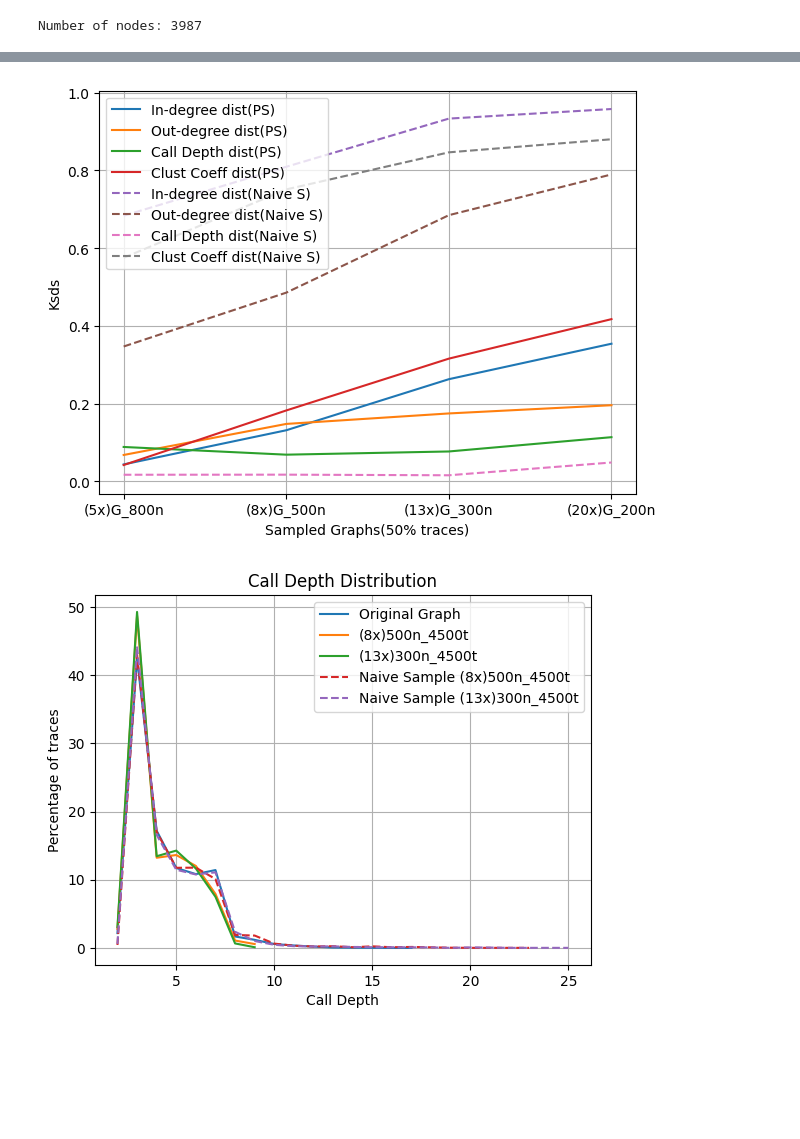
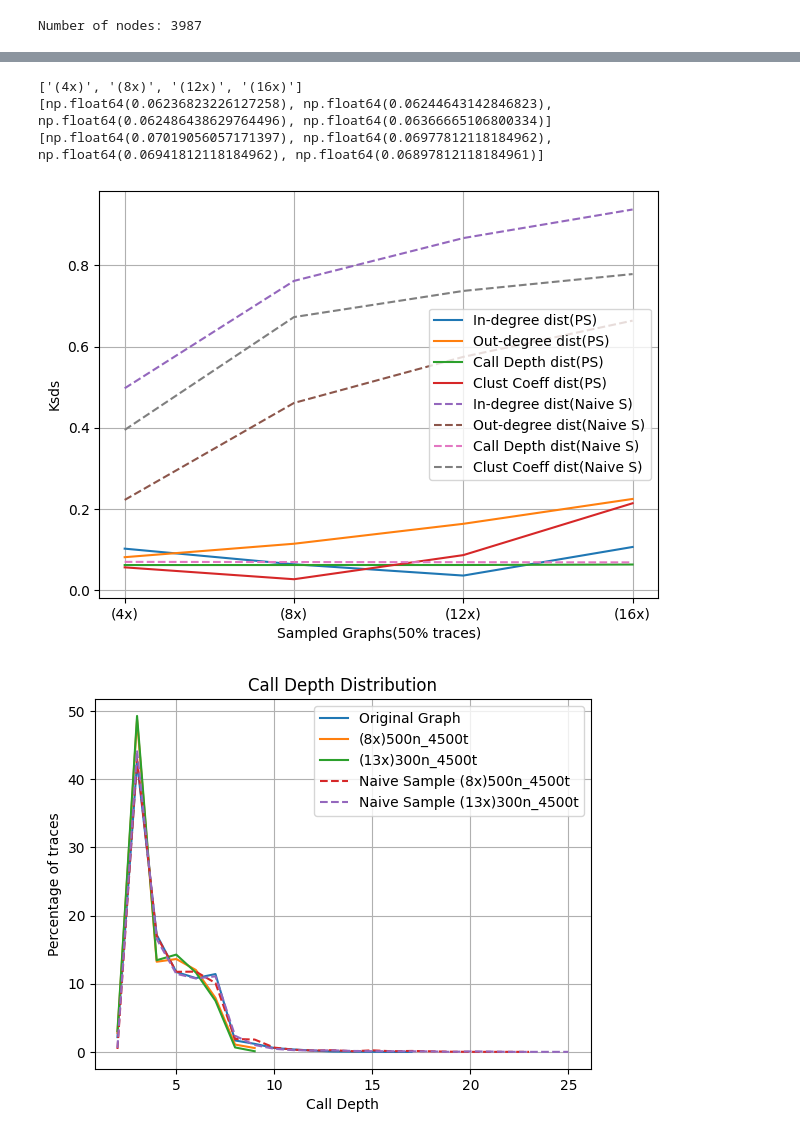
Before and after one commit to ritulS/TraceProc, a Jupyter notebook: graph_evaluation.ipynb, the cells around one changed output, grey strips where cells are left out. Cells and saved outputs as stored; diff of their text form; code cells hidden in the pictures; blank space fills up the shorter version.

```diff
--- a/graph_evaluation.ipynb
+++ b/graph_evaluation.ipynb
@@ -149,7 +149,7 @@ def get_cd_dist(traces_dict):
     '''
     Return: Arr of calldepths of traces
     '''
-    T_details = pkl_to_dict('downsampled_graphs/trace_details_data.pkl')
+    T_details = pkl_to_dict('node_and_trace_details/trace_details_data.pkl')
     cd_dist = []
     for tid, t_edges in traces_dict.items():
         G = nx.DiGraph()
@@ -162,4 +162,10 @@ def get_cd_dist(traces_dict):
         trace_depth = calc_graph_depth(G, t_ini_node)
         cd_dist.append(trace_depth)
     return cd_dist
+
+def get_clust_coeff_dist(G):
+    '''
+    Clustering Coefficient distribution
+    '''
+    return list(nx.clustering(G).values())
 # %%
@@ -389,41 +398,20 @@ class G_ksds_eval_info:
         self.samp_method = samp_method
         self.plt_format = plt_format
 
-# Get traces dict
-T_prime_800n_4500t = pkl_to_dict('downsampled_graphs/800nodes_4500traces.pkl')
-T_prime_500n_4500t = pkl_to_dict('downsampled_graphs/500nodes_4500traces.pkl')
-T_prime_300n_4500t = pkl_to_dict('downsampled_graphs/300nodes_4500traces.pkl')
-T_prime_200n_4500t = pkl_to_dict('downsampled_graphs/200nodes_4500traces.pkl')
-T_ns_800n_4500t = pkl_to_dict('naive_sampled_graphs/800nodes_4500traces.pkl')
-T_ns_500n_4500t = pkl_to_dict('naive_sampled_graphs/500nodes_4500traces.pkl')
-T_ns_300n_4500t = pkl_to_dict('naive_sampled_graphs/300nodes_4500traces.pkl')
-T_ns_200n_4500t = pkl_to_dict('naive_sampled_graphs/200nodes_4500traces.pkl')
+G_original_eval = G_ksds_eval_info(G_original, T_original,'Original Graph', 'ps')
 
-# Build graphs
-G_original = build_digraph_from_tracesdict(T_original)
-G_800n_4500t = pkl_to_graph('800nodes_4500traces')
-G_500n_4500t = pkl_to_graph('500nodes_4500traces')
-G_300n_4500t = pkl_to_graph('300nodes_4500traces')
-G_200n_4500t = pkl_to_graph('200nodes_4500traces')
-G_ns_800n = build_digraph_from_tracesdict(T_ns_800n_4500t)
-G_ns_500n = build_digraph_from_tracesdict(T_ns_500n_4500t)
-G_ns_300n = build_digraph_from_tracesdict(T_ns_300n_4500t)
-G_ns_200n = build_digraph_from_tracesdict(T_ns_200n_4500t)
+G_ps_4x_ksds_eval = G_ksds_eval_info(G_ps_4x, T_ps_4x, '(4x)', 'ps')
+G_ps_8x_ksds_eval = G_ksds_eval_info(G_ps_8x, T_ps_8x, '(8x)', 'ps')
+G_ps_12x_ksds_eval = G_ksds_eval_info(G_ps_12x, T_ps_12x, '(12x)', 'ps')
+G_ps_16x_ksds_eval = G_ksds_eval_info(G_ps_16x, T_ps_16x, '(16x)', 'ps')
 
+G_ns_4x_ksds_eval = G_ksds_eval_info(G_ns_4x, T_ns_4x, '(4x)', 'ns', '--')
+G_ns_8x_ksds_eval = G_ksds_eval_info(G_ns_8x, T_ns_8x, '(8x)', 'ns', '--')
+G_ns_12x_ksds_eval = G_ksds_eval_info(G_ns_12x, T_ns_12x, '(12x)', 'ns', '--')
+G_ns_16x_ksds_eval = G_ksds_eval_info(G_ns_16x, T_ns_16x, '(16x)', 'ns', '--')
 
-G_original_eval = G_ksds_eval_info(G_original, T_original,'Original Graph', 'ps')
-G_800n_ksds_eval = G_ksds_eval_info(G_800n_4500t, T_prime_800n_4500t, '(5x)G_800n', 'ps')
-G_500n_ksds_eval = G_ksds_eval_info(G_500n_4500t, T_prime_500n_4500t, '(8x)G_500n', 'ps')
-G_300n_ksds_eval = G_ksds_eval_info(G_300n_4500t, T_prime_300n_4500t, '(13x)G_300n', 'ps')
-G_200n_ksds_eval = G_ksds_eval_info(G_200n_4500t, T_prime_200n_4500t, '(20x)G_200n', 'ps')
-G_ns_800n_ksds_eval = G_ksds_eval_info(G_ns_800n, T_ns_800n_4500t, '(5x)G_800n', 'ns', '--')
-G_ns_500n_ksds_eval = G_ksds_eval_info(G_ns_500n, T_ns_500n_4500t, '(8x)G_500n', 'ns', '--')
-G_ns_300n_ksds_eval = G_ksds_eval_info(G_ns_300n, T_ns_300n_4500t, '(13x)G_300n', 'ns', '--')
-G_ns_200n_ksds_eval = G_ksds_eval_info(G_ns_200n, T_ns_200n_4500t, '(20x)G_200n', 'ns', '--')
-
-ksds_exp_input = [G_800n_ksds_eval, G_500n_ksds_eval, G_300n_ksds_eval,\
-                   G_200n_ksds_eval, G_ns_800n_ksds_eval, G_ns_500n_ksds_eval,\
-                   G_ns_300n_ksds_eval, G_ns_200n_ksds_eval]
+ksds_exp_input = [G_ps_4x_ksds_eval, G_ps_8x_ksds_eval, G_ps_12x_ksds_eval, G_ps_16x_ksds_eval,\
+                  G_ns_4x_ksds_eval, G_ns_8x_ksds_eval, G_ns_12x_ksds_eval, G_ns_16x_ksds_eval]
 
 # ksds_exp_input_ns = [ G_ns_500n_ksds_eval, G_ns_300n_ksds_eval]
 def ksds_experiment(ksds_exp_input, g_org_eval):
@@ -449,36 +437,42 @@ def ksds_experiment(ksds_exp_input, g_org_eval):
             indeg_ksds_ps_arr.append(indeg_ksds)
             outdeg_ksds_ps_arr.append(outdeg_ksds)
             cd_ksds_ps_arr.append(cd_ksds)
             clust_ksds_ps_arr.append(clust_ksds)
         elif g_eval.samp_method == "ns":
             indeg_ksds_ns_arr.append(indeg_ksds)
             outdeg_ksds_ns_arr.append(outdeg_ksds)
             cd_ksds_ns_arr.append(cd_ksds)
             clust_ksds_ns_arr.append(clust_ksds)
         if g_eval.label not in glabel_arr:
             glabel_arr.append(g_eval.label)
         # cd_ksds, cd_p_val = stats.ks_2samp(g_org_eval.cd_dist, g_eval.cd_dist)
+    print(glabel_arr)
+    print(cd_ksds_ps_arr)
+    print(cd_ksds_ns_arr)
     plt.plot(glabel_arr, indeg_ksds_ps_arr, label=f"In-degree dist(PS)")
     plt.plot(glabel_arr, outdeg_ksds_ps_arr, label=f"Out-degree dist(PS)")
     plt.plot(glabel_arr, cd_ksds_ps_arr, label=f"Call Depth dist(PS)")
     plt.plot(glabel_arr, clust_ksds_ps_arr, label=f"Clust Coeff dist(PS)")
     plt.plot(glabel_arr, indeg_ksds_ns_arr, label=f"In-degree dist(Naive S)", linestyle="--")
     plt.plot(glabel_arr, outdeg_ksds_ns_arr, label=f"Out-degree dist(Naive S)", linestyle="--")
     plt.plot(glabel_arr, cd_ksds_ns_arr, label=f"Call Depth dist(Naive S)", linestyle="--")
     plt.plot(glabel_arr, clust_ksds_ns_arr, label=f"Clust Coeff dist(Naive S)", linestyle="--")
     plt.grid(True)
     plt.xlabel('Sampled Graphs(50% traces)')
     plt.yscale('linear')
     plt.ylabel('Ksds')
     plt.legend()
     plt.tight_layout()
-    # plt.show()
-    plt.savefig(f"figs/ksds_50per_with_ns.png")
+    plt.show()
+    # plt.savefig(f"figs/ksds_50per_with_ns.png")
 
 
 ksds_experiment(ksds_exp_input, G_original_eval)
 # %% [output]
+['(4x)', '(8x)', '(12x)', '(16x)']
+[np.float64(0.06236823226127258), np.float64(0.06244643142846823), np.float64(0.062486438629764496), np.float64(0.06366665106800334)]
+[np.float64(0.07019056057171397), np.float64(0.06977812118184962), np.float64(0.06941812118184962), np.float64(0.06897812118184961)]
-[figure, old version]
+[figure, new version]
 # %%
 '''
 Call depth percentage distribution
```
Also changed, not shown: parts of 5 cells of this notebook, 1 other file.
